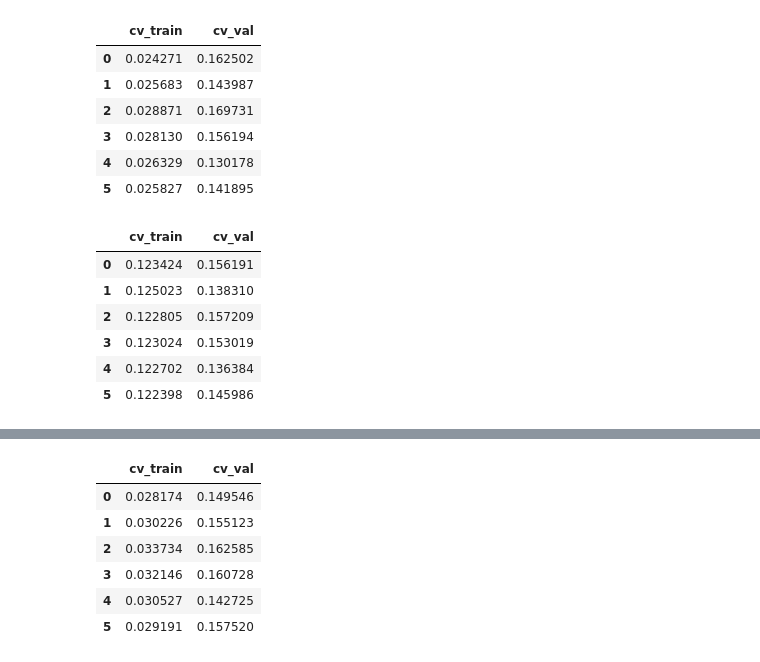
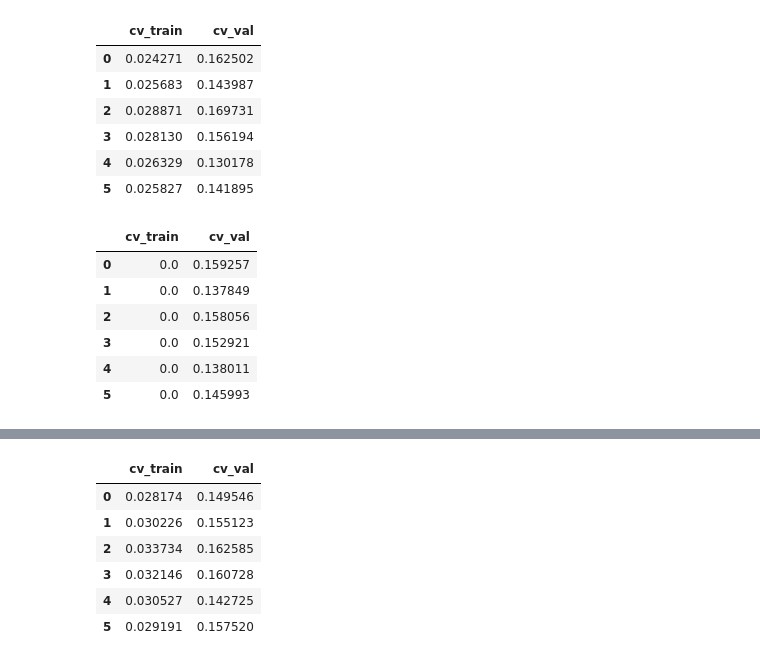
Before and after one commit to michaelwozniak/ML_small_dataset, a Jupyter notebook: notebooks/KNN.ipynb, the cells around one changed output, grey strips where cells are left out. Saved outputs shown, nothing was run; the diff lists cells and outputs as text; code cells hidden in the pictures.

```diff
--- a/notebooks/KNN.ipynb
+++ b/notebooks/KNN.ipynb
@@ -61,6 +67,8 @@ print(standardization)
 print(not_standardization)
 # %% [output]
 ['cfc', 'dta', 'y_e_p_polity', 'y_BR_Democracy', 'sektor_consumer discretionary', 'sektor_consumer staples', 'sektor_energy', 'sektor_health care', 'sektor_industrials', 'sektor_materials', 'sektor_re ...
+# %%
+standardization.remove("etr")
 # %%
 standardization.append("y_e_p_polity")
 # %%
@@ -499,17 +509,17 @@ cv_output3 = proper_CV(df.loc[:,var], df.loc[:,"etr"], model, display_res=True)
 # %%
 model = KNeighborsRegressor(algorithm='auto', leaf_size=30, metric='chebyshev',
                     metric_params=None, n_jobs=None, n_neighbors=5, p=1,
-                    weights='uniform')
+                    weights='distance')
 var = corr_features
 cv_output4 = proper_CV(df.loc[:,var], df.loc[:,"etr"], model, display_res=True)
 # %% [output]
 |  | cv_train | cv_val |
-| 0 | 0.123424 | 0.156191 |
-| 1 | 0.125023 | 0.138310 |
-| 2 | 0.122805 | 0.157209 |
-| 3 | 0.123024 | 0.153019 |
-| 4 | 0.122702 | 0.136384 |
-| 5 | 0.122398 | 0.145986 |
+| 0 | 0.0 | 0.159257 |
+| 1 | 0.0 | 0.137849 |
+| 2 | 0.0 | 0.158056 |
+| 3 | 0.0 | 0.152921 |
+| 4 | 0.0 | 0.138011 |
+| 5 | 0.0 | 0.145993 |
 # %%
 model = KNeighborsRegressor(algorithm='auto', leaf_size=30, metric='chebyshev',
                     metric_params=None, n_jobs=None, n_neighbors=5, p=1,
```
Also changed, not shown: parts of 28 cells of this notebook, 10 other files.
